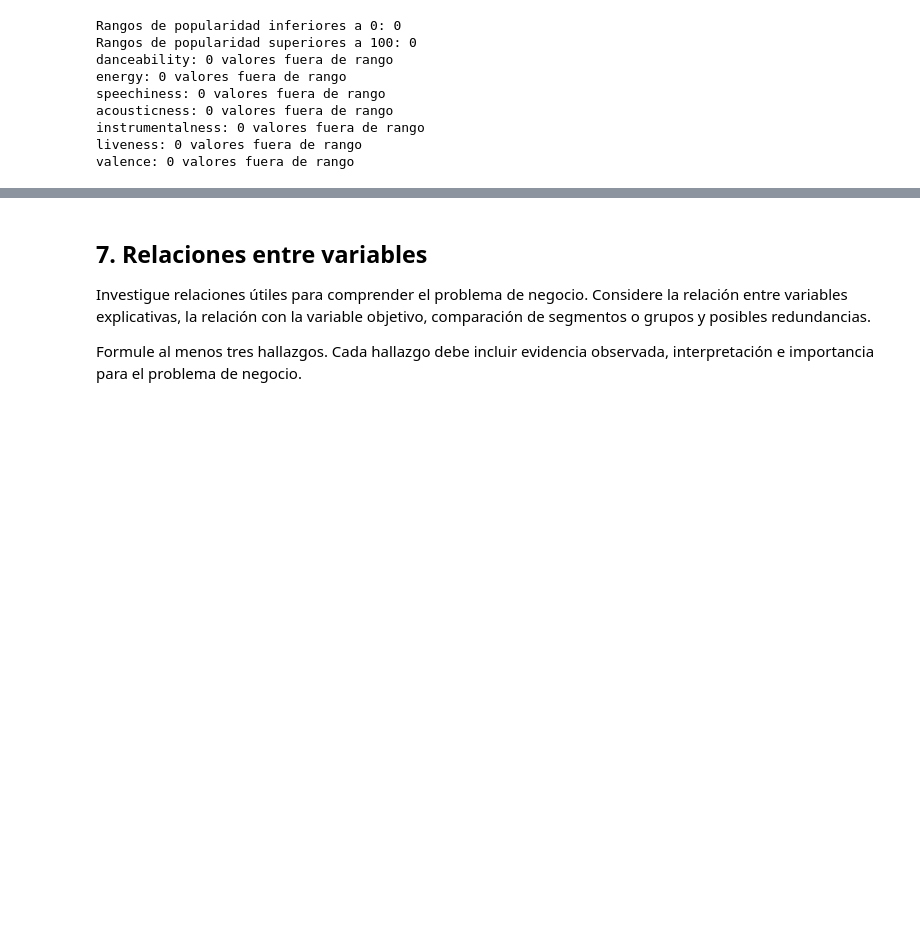
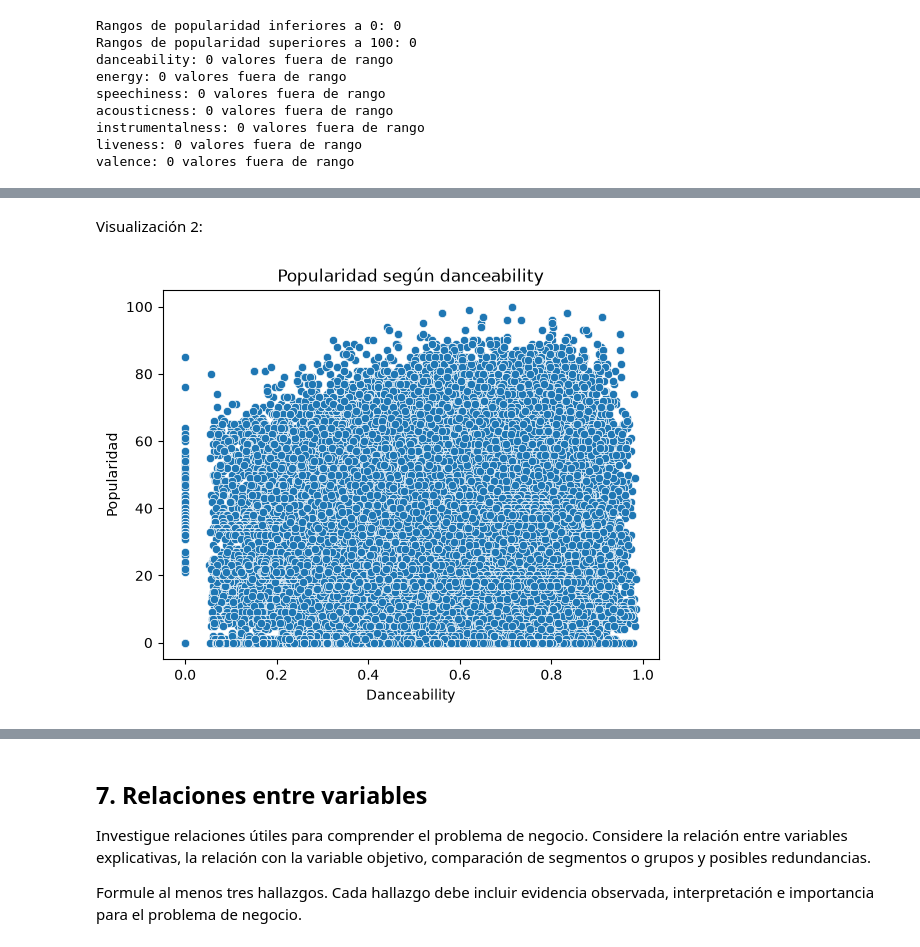
Before and after one commit to francisconimarvin/MLY1101_001V_EV1_CC_FrancisconiMarvin, a Jupyter notebook: MLY1101_001V_EV1_CC_MarvinFrancisconi.ipynb, the cells around one changed output, grey strips where cells are left out. Drawn from its saved outputs; the diff is of its cells as text; code cells hidden in the pictures; blank space fills up the shorter version.

```diff
--- a/MLY1101_001V_EV1_CC_MarvinFrancisconi.ipynb
+++ b/MLY1101_001V_EV1_CC_MarvinFrancisconi.ipynb
@@ -299,0 +538,12 @@ Examina sistemáticamente tipos, nulos, duplicados, categorías, valores extremo
+# %% [markdown]
+<a id="vis-2"></a>
+Visualización 2:
+# %%
+sns.scatterplot(data=df, x="danceability", y="popularity")
+
+plt.title("Popularidad según danceability")
+plt.xlabel("Danceability")
+plt.ylabel("Popularidad")
+plt.show()
+# %% [output]
+[figure, added]
```
Also changed, not shown: parts of 26 cells of this notebook.
